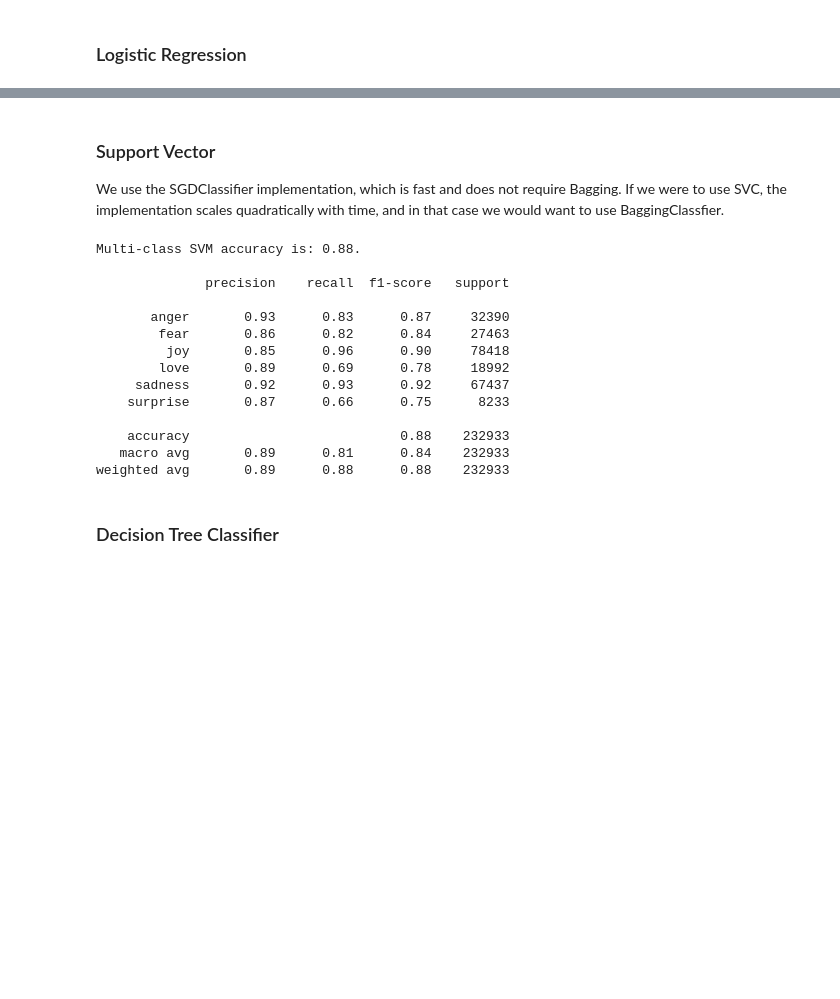
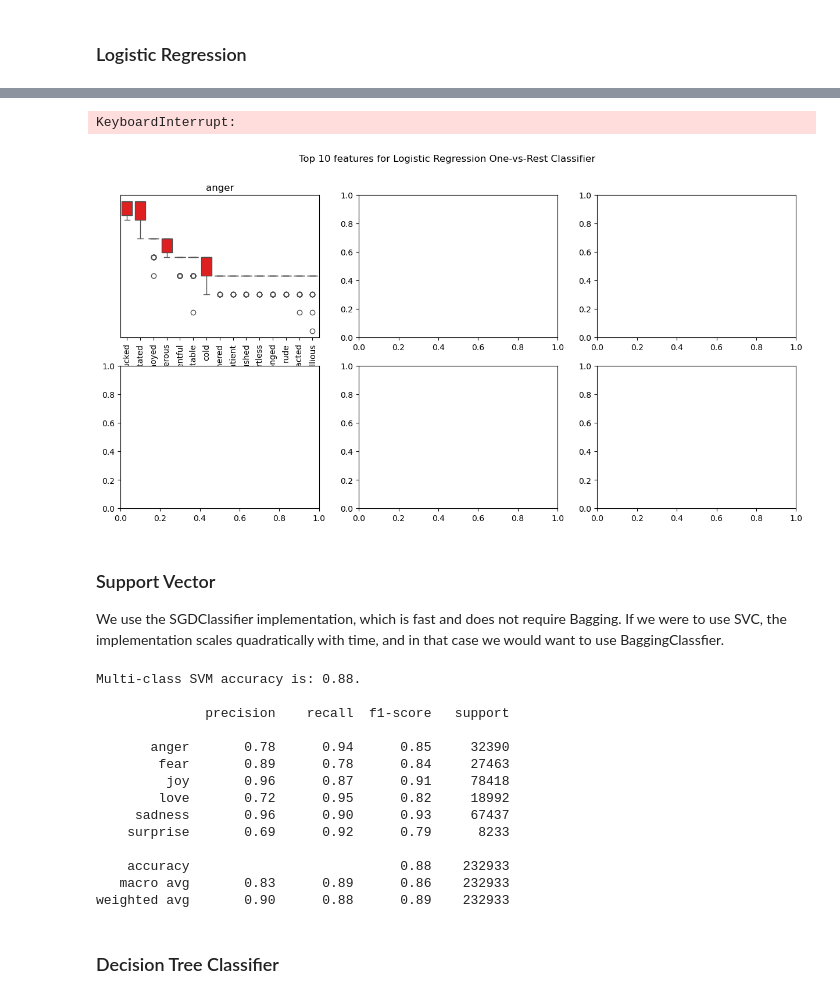
Before and after one commit to garimasc/emotional_classification, a Jupyter notebook: nb/tfidf_classification_models.ipynb, the cells around one changed output, grey strips where cells are left out. Cells and saved outputs as stored; diff of their text form; code cells hidden in the pictures; blank space fills up the shorter version.

Commit message:
logreg and SVC grid

```diff
--- a/nb/tfidf_classification_models.ipynb
+++ b/nb/tfidf_classification_models.ipynb
@@ -140,13 +155,14 @@ res_recall_avg.loc["macro", "logreg"] = recall_score(y_test_oe, y_pred_oe,averag
 
 res_acc.loc["accuracy", "logreg"] = accuracy_score(y_test, y_pred)
 # %%
-feature_names = logred_grid.best_estimator_.named_steps['tfidf'].get_feature_names_out()
+logreg_model = logred_grid.best_estimator_
+feature_names = logreg_model.named_steps['tfidf'].get_feature_names_out()
 
 n_max= 15
 res = pd.DataFrame(columns= emotions, index = range(0,n_max,1))
 
 for ii in range(0,len(emotions)):
-    res.loc[:,emotions[ii]] = pd.DataFrame(logreg_pipe.named_steps['clf'].estimators_[ii].coef_, columns= feature_names,
+    res.loc[:,emotions[ii]] = pd.DataFrame(logreg_model.named_steps['clf'].estimators_[ii].coef_, columns= feature_names,
                 index= [emotions[ii]]).T.sort_values(emotions[ii], ascending= False).head(n_max).index
 
 res
@@ -155,37 +188,40 @@ fig, axs = plt.subplots(figsize= (15,7), ncols= 3, nrows= 2);
 plt.suptitle("Top 10 features for Logistic Regression One-vs-Rest Classifier");
 
 color_dict = {'anger':'red', 'love': 'pink', 'sadness':'blue', 'fear':'purple', 'joy': 'coral', 'surprise':'green'}
-tmp_x_train = logreg_pipe[:-1].transform(X_train.head(10000))
+tmp_x_train = logreg_model[:-1].transform(X_train.head(10000))
 
 ii = jj = 0;
 for ee in range(0,len(emotions)):
 
     tmp_y_train = (y_train.head(10000) == emotions[ee]).astype(int)
     # to get permutation:
-    results = permutation_importance(logreg_pipe[-1].estimators_[ee], tmp_x_train, tmp_y_train, scoring='recall',
+    results = permutation_importance(logreg_model[-1].estimators_[ee], tmp_x_train, tmp_y_train, scoring='recall',
                                     n_repeats= 50, max_samples= 2500, random_state= 0)
 
     top_features = feature_names[np.argsort(np.mean(results.importances, axis= 1))][::-1][:15]
     df_imp = pd.melt(pd.DataFrame(results.importances, index= feature_names).reindex(top_features).reset_index(), id_vars= "index")
     df_imp.columns = ['feature','run','importance']
 
 
     sns.boxplot(data= df_imp, x= "feature", y= "importance", order= top_features, color= color_dict[emotions[ee]], ax= axs[ii,jj])
     axs[ii,jj].tick_params(labelrotation= 90)
     axs[ii,jj].set_yticks([])
     axs[ii,jj].set_ylabel('')
     axs[ii,jj].set_xlabel('')
     axs[ii,jj].set_title(emotions[ee])
 
     jj += 1
     if jj > 2:
         jj = 0
         ii += 1
 
     del df_imp
 
 plt.tight_layout();
 fig.savefig("images/tfidf_feature_importance.png")
+# %% [output]
+KeyboardInterrupt:
+[figure, added]
 # %% [markdown]
 ### Support Vector
 We use the SGDClassifier implementation, which is fast and does not require Bagging.
@@ -196,30 +232,34 @@ svc_pipe = Pipeline([
     ('dense', DenseTransformer()),
     ('clf', SGDClassifier(loss= 'hinge', max_iter= 10, penalty= "l2"))
 ])
-svc_pipe.fit(X_train, y_train)
-y_pred = svc_pipe.predict(X_test)
+svc_grid = GridSearchCV(svc_pipe, param_grid= {'tfidf__max_df': [0.5, 0.6, 0.7, 0.8],
+                            'clf__alpha': [1e-3, 1e-4, 1e-5],
+                            # 'kernel': ['linear', 'rbf', 'poly'],
+                            'clf__class_weight': [None, 'balanced']})
+svc_grid.fit(X_train, y_train)
+y_pred = svc_grid.predict(X_test)
 
 print(f"Multi-class SVM accuracy is: {accuracy_score(y_pred, y_test):0.2f}.\n")
 print(classification_report(y_test, y_pred, labels= emotions))
 
 # save OnevsRest SVC
 with open('../models/tf_idf_svc.pkl','wb') as f:
-    pickle.dump(svc_pipe,f)
+    pickle.dump(svc_grid,f)
 # %% [output]
 Multi-class SVM accuracy is: 0.88.
 
               precision    recall  f1-score   support
 
-       anger       0.93      0.83      0.87     32390
-        fear       0.86      0.82      0.84     27463
-         joy       0.85      0.96      0.90     78418
-        love       0.89      0.69      0.78     18992
-     sadness       0.92      0.93      0.92     67437
-    surprise       0.87      0.66      0.75      8233
+       anger       0.78      0.94      0.85     32390
+        fear       0.89      0.78      0.84     27463
+         joy       0.96      0.87      0.91     78418
+        love       0.72      0.95      0.82     18992
+     sadness       0.96      0.90      0.93     67437
+    surprise       0.69      0.92      0.79      8233
 
     accuracy                           0.88    232933
-   macro avg       0.89      0.81      0.84    232933
-weighted avg       0.89      0.88      0.88    232933
+   macro avg       0.83      0.89      0.86    232933
+weighted avg       0.90      0.88      0.89    232933
 # %%
 y_pred_oe = pd.get_dummies(y_pred).astype(int)
 res_recall.loc[:,"svc"] = recall_score(y_test_oe, y_pred_oe,average= None)
```
Also changed, not shown: parts of 4 cells of this notebook, 3 other files.
